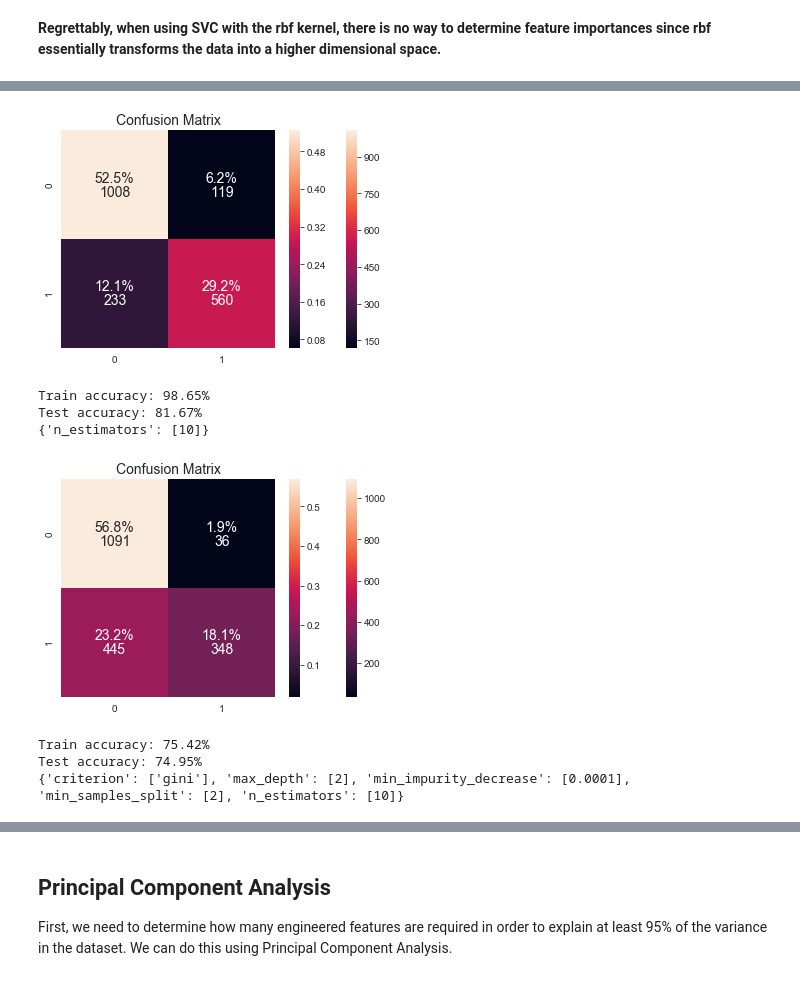
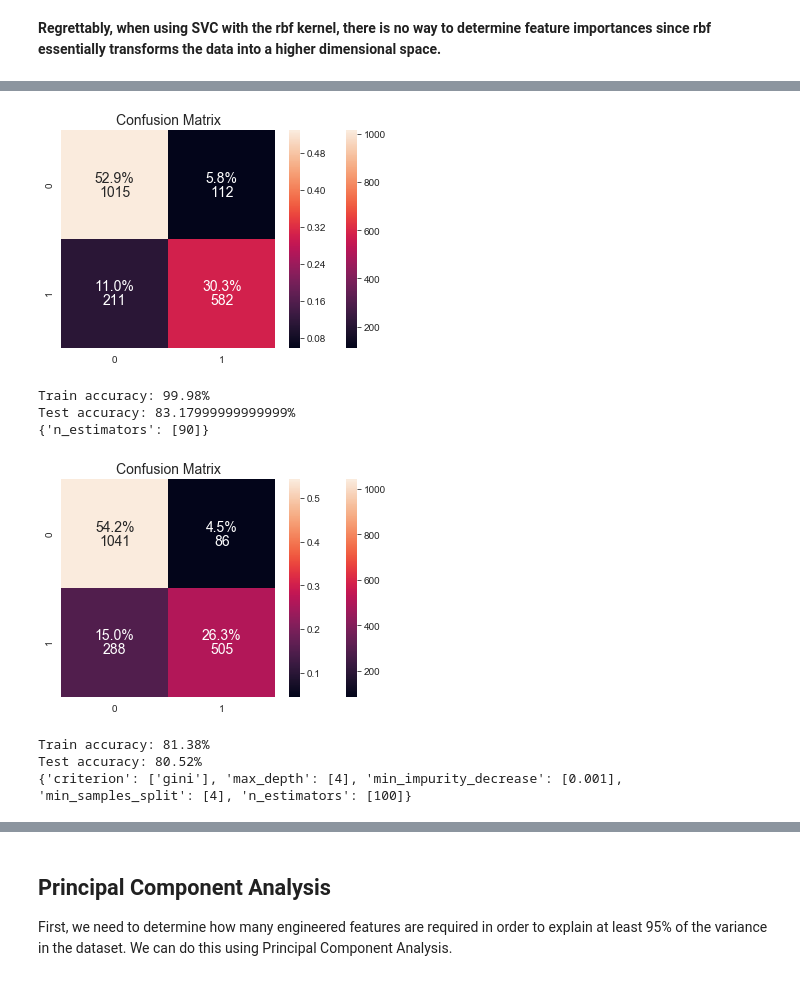
Before and after one commit to magnawhale/dsc-mod-5-project-online-ds-ft-051319, a Jupyter notebook: student.ipynb, the cells around one changed output, grey strips where cells are left out. Saved outputs shown, nothing was run; the diff lists cells and outputs as text; code cells hidden in the pictures.

```diff
--- a/student.ipynb
+++ b/student.ipynb
@@ -412,7 +412,7 @@ xgb0 = XGBClassifier(learning_rate=0.1, n_estimators=1000,
                      nthread=4,seed=42)
 rfecv = RFECV(estimator=xgb0, step=1, cv=StratifiedKFold(),
               scoring='accuracy', n_jobs=4)
-rfecv.fit(features, labels)
+rfecv.fit(features, labels.values.flatten())
 
 print(f"Optimal number of features : {rfecv.n_features_}")
 # %% [output]
@@ -700,10 +700,10 @@ def get_best_params(cv_results):
     This reduces overfitting while maximizing test score.
     """
     dfp = pd.DataFrame(cv_results)
-    dfp['test_train_diff'] = dfp['mean_train_score'] - dfp['mean_test_score']
-    dfp['harmonic'] = (2*dfp['mean_test_score'] * (1-dfp['test_train_diff']) /
-                       (dfp['mean_test_score'] + (1-dfp['test_train_diff'])))
-    dfp.sort_values(by=['harmonic'], ascending=False).reset_index(drop=True)
+    dfp['test_train_diff'] = np.abs(dfp['mean_train_score'] - dfp['mean_test_score'])
+    dfp['harmonic'] = 2 / ((1 / dfp['mean_test_score']) + (1 / (1-dfp['test_train_diff'])))
+    dfp.sort_values(by='harmonic', ascending=False, inplace=True)
+    dfp.reset_index(drop=True, inplace=True)
     return convert_params(dfp.iloc[0].params)
 # %%
 def gridsearch_params(estimator, params_test, old_params=None,
@@ -877,28 +899,28 @@ x_low2, y_low2, y_low2_preds, x_high2, y_high2, y_high2_preds = low_conf_preds(m
 # %%
 # Testing RandomForestClassifier vanilla to see how it performs
 rfc = RandomForestClassifier(random_state=42)
-rfc_params = {'n_estimators': [10]}
+rfc_params = {'n_estimators': [i*10 for i in range(1,11)]}
 best_params, model3 = gridsearch_params(rfc, rfc_params, update_params=False)
 # %% [output]
-[figure, old version]
+[figure, new version]
-Train accuracy: 98.65%
-Test accuracy: 81.67%
-{'n_estimators': [10]}
+Train accuracy: 99.98%
+Test accuracy: 83.17999999999999%
+{'n_estimators': [90]}
 # %%
 # Tuning RFC (model 3) parameters and fitting it to low-confidence data from model 2
 rfc = RandomForestClassifier(random_state=42)
-rfc_params = {'n_estimators': [10, 50, 100],
+rfc_params = {'n_estimators': [i*10 for i in range(1,11)],
               'criterion': ['gini','entropy'],
               'max_depth': range(2,5),
               'min_samples_split': range(2,6),
               'min_impurity_decrease': [0.0001,0.001,0.01,0.1]
              }
 best_params, model3 = gridsearch_params(rfc, rfc_params, update_params=False)
 # %% [output]
-[figure, old version]
+[figure, new version]
-Train accuracy: 75.42%
-Test accuracy: 74.95%
-{'criterion': ['gini'], 'max_depth': [2], 'min_impurity_decrease': [0.0001], 'min_samples_split': [2], 'n_estimators': [10]}
+Train accuracy: 81.38%
+Test accuracy: 80.52%
+{'criterion': ['gini'], 'max_depth': [4], 'min_impurity_decrease': [0.001], 'min_samples_split': [4], 'n_estimators': [100]}
 # %%
 #  Fitting model 3 to low-confidence observations from model 2
 model3.fit(x_low2, y_low2)
```
Also changed, not shown: parts of 24 cells of this notebook, 1 other file.
